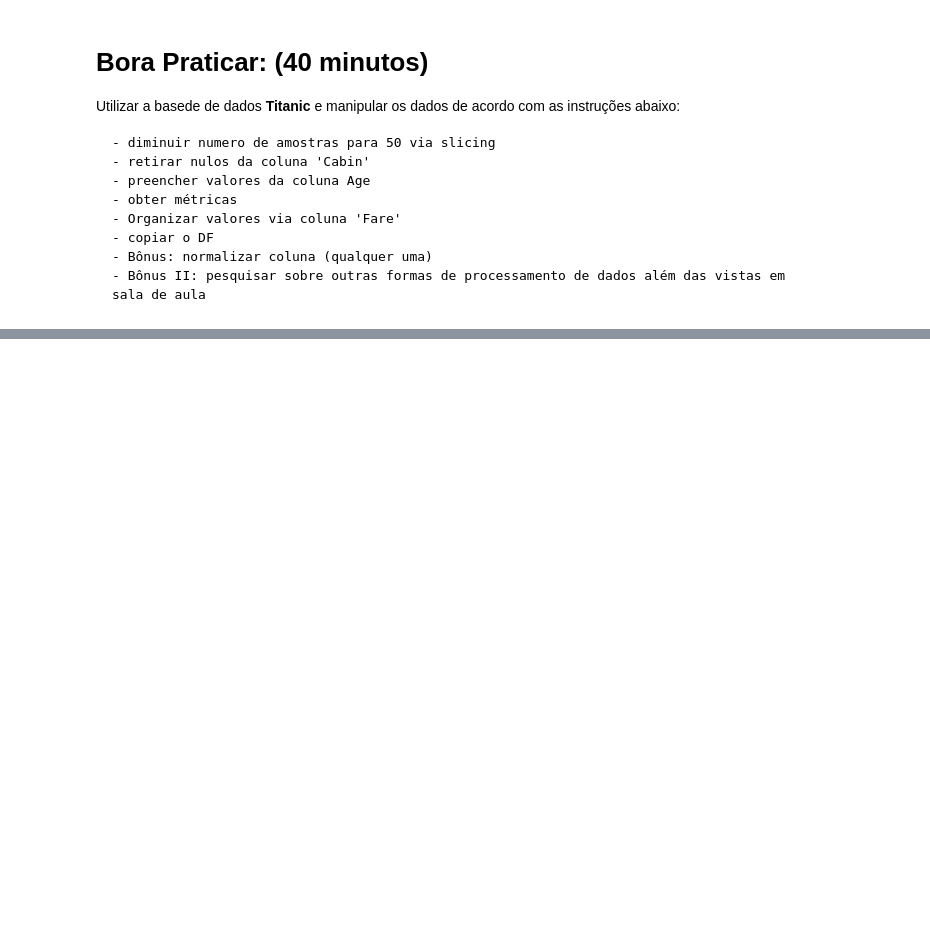
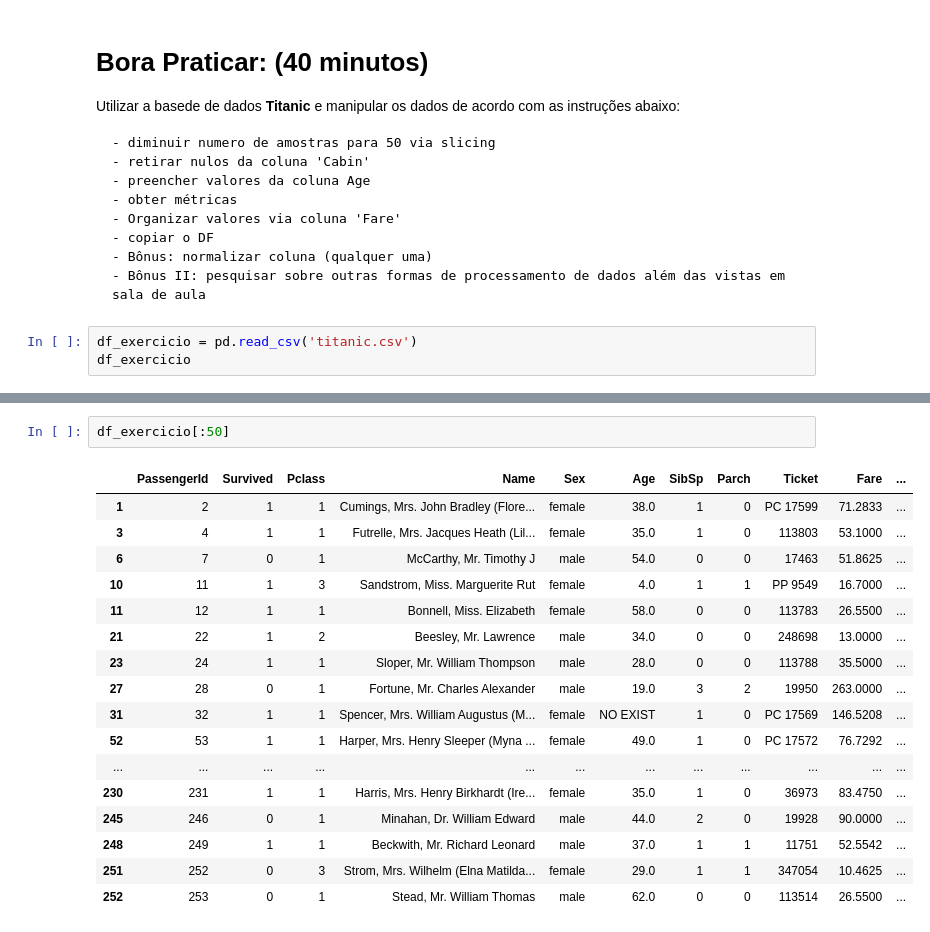
Before and after one commit to reprograma/on26-python-s11-pandas-numpy-I, a Jupyter notebook: material/aula_s11.ipynb, the cells around one changed output, grey strips where cells are left out. Saved outputs shown, nothing was run; the diff lists cells and outputs as text; blank space fills up the shorter version.

Commit message:
Exercicio casa aline-prado

```diff
--- a/material/aula_s11.ipynb
+++ b/material/aula_s11.ipynb
@@ -163,3 +395,6 @@ Utilizar a basede de dados **Titanic** e manipular os dados de acordo com as ins
     - copiar o DF
     - Bônus: normalizar coluna (qualquer uma)
     - Bônus II: pesquisar sobre outras formas de processamento de dados além das vistas em sala de aula
+# %%
+df_exercicio = pd.read_csv('titanic.csv')
+df_exercicio
@@ -165,0 +415,20 @@ Utilizar a basede de dados **Titanic** e manipular os dados de acordo com as ins
+# %%
+df_exercicio[:50]
+# %% [output]
+|  | PassengerId | Survived | Pclass | Name | Sex | Age | SibSp | Parch | Ticket | Fare | ... |
+| 1 | 2 | 1 | 1 | Cumings, Mrs. John Bradley (Flore... | female | 38.0 | 1 | 0 | PC 17599 | 71.2833 | ... |
+| 3 | 4 | 1 | 1 | Futrelle, Mrs. Jacques Heath (Lil... | female | 35.0 | 1 | 0 | 113803 | 53.1000 | ... |
+| 6 | 7 | 0 | 1 | McCarthy, Mr. Timothy J | male | 54.0 | 0 | 0 | 17463 | 51.8625 | ... |
+| 10 | 11 | 1 | 3 | Sandstrom, Miss. Marguerite Rut | female | 4.0 | 1 | 1 | PP 9549 | 16.7000 | ... |
+| 11 | 12 | 1 | 1 | Bonnell, Miss. Elizabeth | female | 58.0 | 0 | 0 | 113783 | 26.5500 | ... |
+| 21 | 22 | 1 | 2 | Beesley, Mr. Lawrence | male | 34.0 | 0 | 0 | 248698 | 13.0000 | ... |
+| 23 | 24 | 1 | 1 | Sloper, Mr. William Thompson | male | 28.0 | 0 | 0 | 113788 | 35.5000 | ... |
+| 27 | 28 | 0 | 1 | Fortune, Mr. Charles Alexander | male | 19.0 | 3 | 2 | 19950 | 263.0000 | ... |
+| 31 | 32 | 1 | 1 | Spencer, Mrs. William Augustus (M... | female | NO EXIST | 1 | 0 | PC 17569 | 146.5208 | ... |
+| 52 | 53 | 1 | 1 | Harper, Mrs. Henry Sleeper (Myna ... | female | 49.0 | 1 | 0 | PC 17572 | 76.7292 | ... |
+| ... | ... | ... | ... | ... | ... | ... | ... | ... | ... | ... | ... |
+| 230 | 231 | 1 | 1 | Harris, Mrs. Henry Birkhardt (Ire... | female | 35.0 | 1 | 0 | 36973 | 83.4750 | ... |
+| 245 | 246 | 0 | 1 | Minahan, Dr. William Edward | male | 44.0 | 2 | 0 | 19928 | 90.0000 | ... |
+| 248 | 249 | 1 | 1 | Beckwith, Mr. Richard Leonard | male | 37.0 | 1 | 1 | 11751 | 52.5542 | ... |
+| 251 | 252 | 0 | 3 | Strom, Mrs. Wilhelm (Elna Matilda... | female | 29.0 | 1 | 1 | 347054 | 10.4625 | ... |
+| 252 | 253 | 0 | 1 | Stead, Mr. William Thomas | male | 62.0 | 0 | 0 | 113514 | 26.5500 | ... |
```
Also changed, not shown: parts of 31 cells of this notebook, 2 other files.
